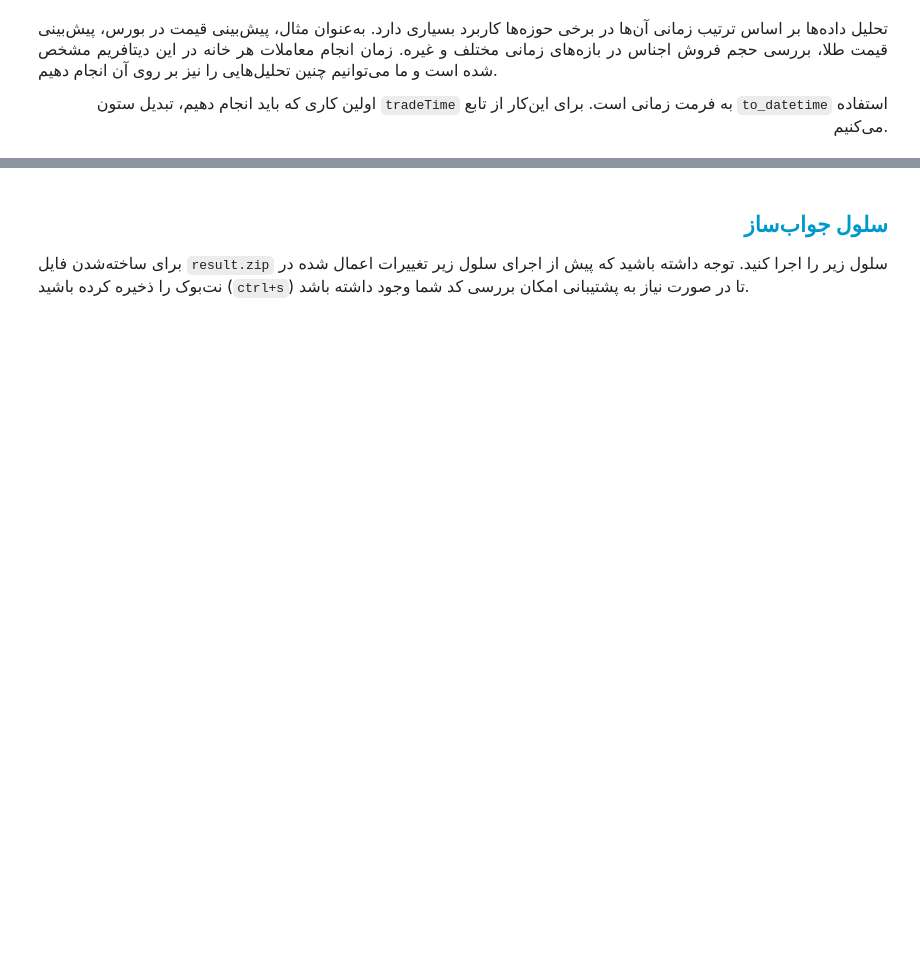
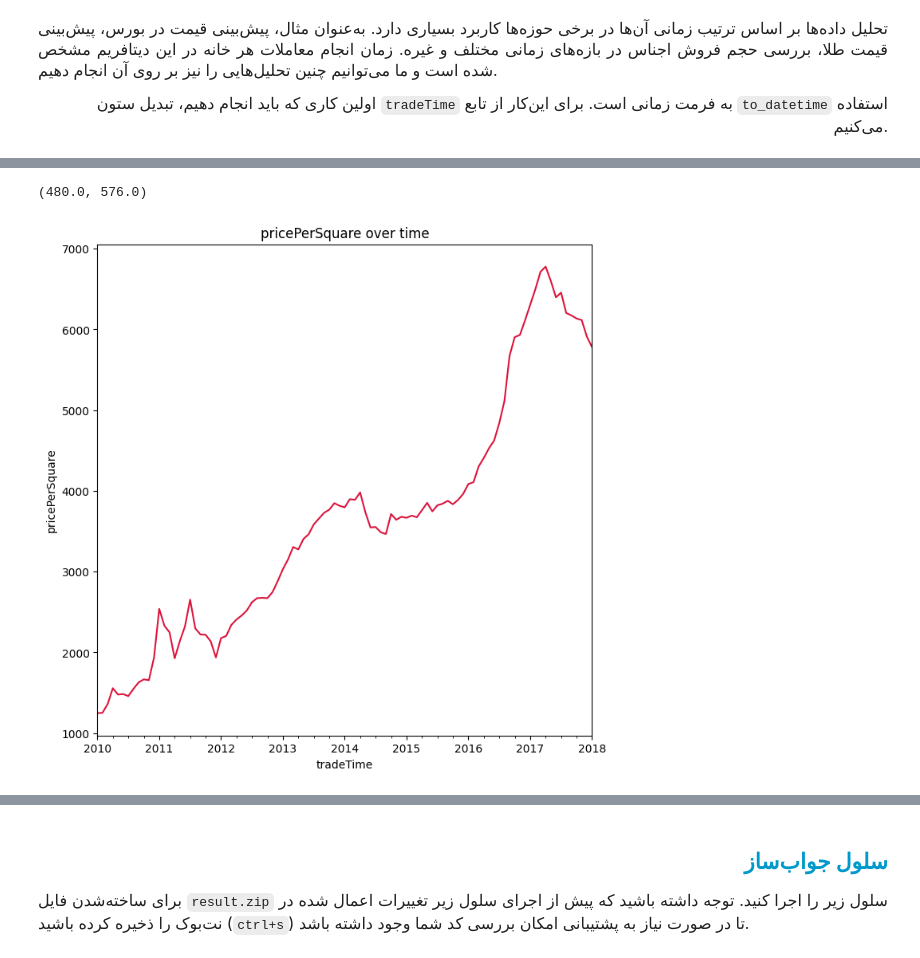
Before and after one commit to MortezaHagh/da-py, a Jupyter notebook: 65-china_5_time_series/5_time_series.ipynb, the cells around one changed output, grey strips where cells are left out. Saved outputs shown, nothing was run; the diff lists cells and outputs as text; code cells hidden in the pictures; blank space fills up the shorter version.

```diff
--- a/65-china_5_time_series/5_time_series.ipynb
+++ b/65-china_5_time_series/5_time_series.ipynb
@@ -125,0 +173,5 @@ fig1 , ax1 = None # To-Do
+# %%
+from datetime import datetime
+df2 = housing_extended.copy()
+df2 = df2[df2['tradeTime']>=datetime(2010,1,1)]
+df2.head()
@@ -126,3 +185,16 @@ fig1 , ax1 = None # To-Do
+# %%
+fig1 , ax1 = plt.subplots(figsize=(8,8))
+tt = df2.resample('M', on='tradeTime')['pricePerSquare'].mean()
+tt.plot(ax=ax1, color='crimson')
+ax1.set_ylabel('pricePerSquare')
+ax1.set_title('pricePerSquare over time')
+ax1.set_xlim([datetime(2010,1,1), datetime(2018,1,1)])
+
+# ax1.set_ylim([1000, 7000])
+# tt.index.year
+# %% [output]
+(480.0, 576.0)
+[figure, added]
 # %% [markdown]
 <h2 align=right style="line-height:200%;font-family:vazir;color:#0099cc">
 <font face="vazir" color="#0099cc">
```
Also changed, not shown: parts of 10 cells of this notebook, 12 other files.
